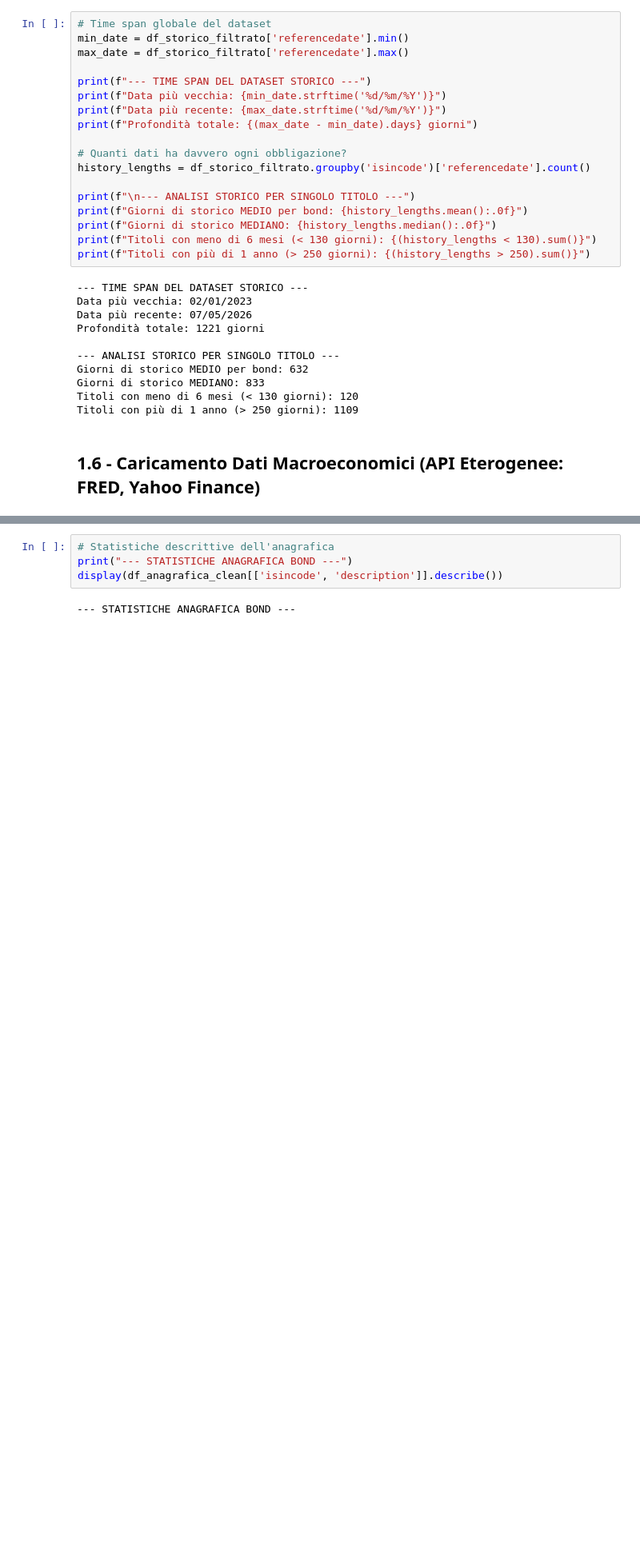
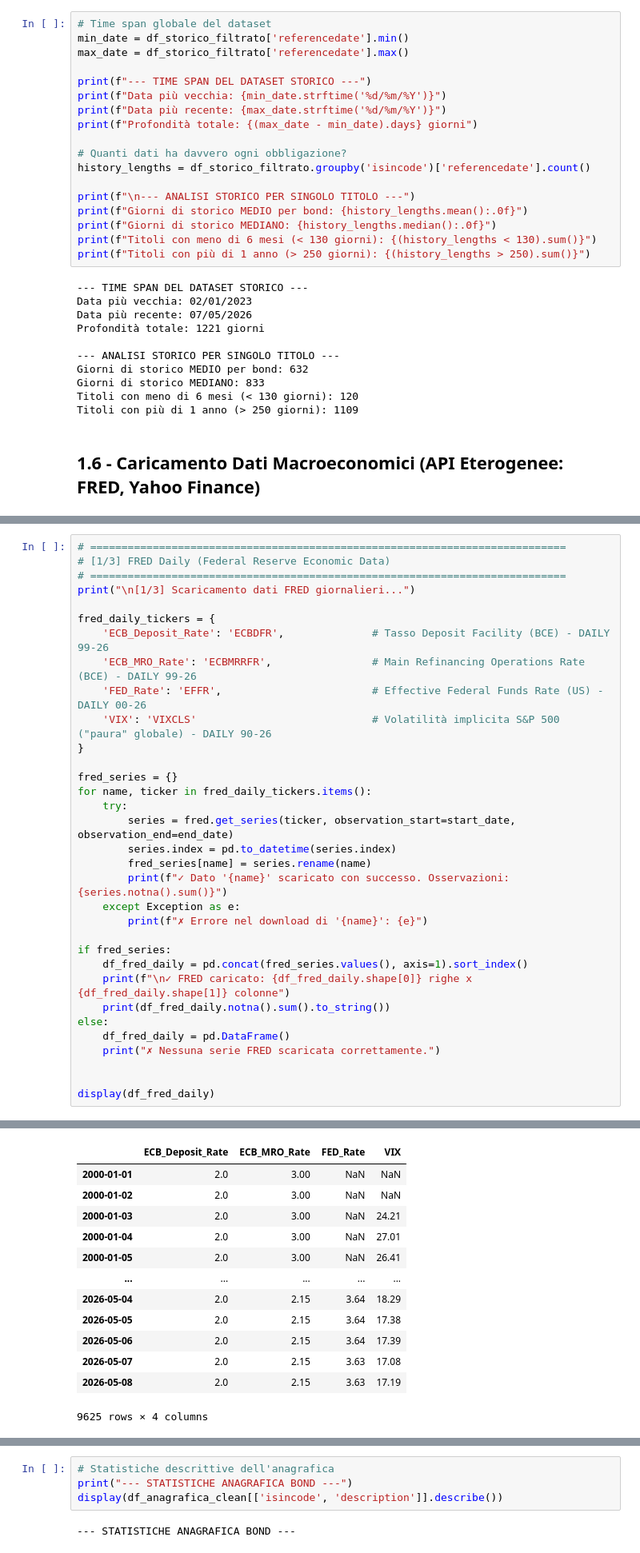
Before and after one commit to whowasfra/bond_screener, a Jupyter notebook: 01_Data_Ingestion_EDA.ipynb, the cells around one changed output, grey strips where cells are left out. Shown at 80% size. Saved outputs shown, nothing was run; the diff lists cells and outputs as text; blank space fills up the shorter version.

```diff
--- a/01_Data_Ingestion_EDA.ipynb
+++ b/01_Data_Ingestion_EDA.ipynb
@@ -317,0 +267,34 @@ VIX                 9182
+# %%
+# ============================================================================
+# [1/3] FRED Daily (Federal Reserve Economic Data)
+# ============================================================================
+print("\n[1/3] Scaricamento dati FRED giornalieri...")
+
+fred_daily_tickers = {
+    'ECB_Deposit_Rate': 'ECBDFR',              # Tasso Deposit Facility (BCE) - DAILY 99-26
+    'ECB_MRO_Rate': 'ECBMRRFR',                # Main Refinancing Operations Rate (BCE) - DAILY 99-26
+    'FED_Rate': 'EFFR',                        # Effective Federal Funds Rate (US) - DAILY 00-26
+    'VIX': 'VIXCLS'                            # Volatilità implicita S&P 500 ("paura" globale) - DAILY 90-26
+}
+
+fred_series = {}
+for name, ticker in fred_daily_tickers.items():
+    try:
+        series = fred.get_series(ticker, observation_start=start_date, observation_end=end_date)
+        series.index = pd.to_datetime(series.index)
+        fred_series[name] = series.rename(name)
+        print(f"✓ Dato '{name}' scaricato con successo. Osservazioni: {series.notna().sum()}")
+    except Exception as e:
+        print(f"✗ Errore nel download di '{name}': {e}")
+
+if fred_series:
+    df_fred_daily = pd.concat(fred_series.values(), axis=1).sort_index()
+    print(f"\n✓ FRED caricato: {df_fred_daily.shape[0]} righe x {df_fred_daily.shape[1]} colonne")
+    print(df_fred_daily.notna().sum().to_string())
+else:
+    df_fred_daily = pd.DataFrame()
+    print("✗ Nessuna serie FRED scaricata correttamente.")
+
+
+display(df_fred_daily)
+# %% [output]
@@ -317,0 +312,13 @@ VIX                 9182
+|  | ECB_Deposit_Rate | ECB_MRO_Rate | FED_Rate | VIX |
+| 2000-01-01 | 2.0 | 3.00 | NaN | NaN |
+| 2000-01-02 | 2.0 | 3.00 | NaN | NaN |
+| 2000-01-03 | 2.0 | 3.00 | NaN | 24.21 |
+| 2000-01-04 | 2.0 | 3.00 | NaN | 27.01 |
+| 2000-01-05 | 2.0 | 3.00 | NaN | 26.41 |
+| ... | ... | ... | ... | ... |
+| 2026-05-04 | 2.0 | 2.15 | 3.64 | 18.29 |
+| 2026-05-05 | 2.0 | 2.15 | 3.64 | 17.38 |
+| 2026-05-06 | 2.0 | 2.15 | 3.64 | 17.39 |
+| 2026-05-07 | 2.0 | 2.15 | 3.63 | 17.08 |
+| 2026-05-08 | 2.0 | 2.15 | 3.63 | 17.19 |
+9625 rows × 4 columns
```
Also changed, not shown: parts of 15 cells of this notebook.
